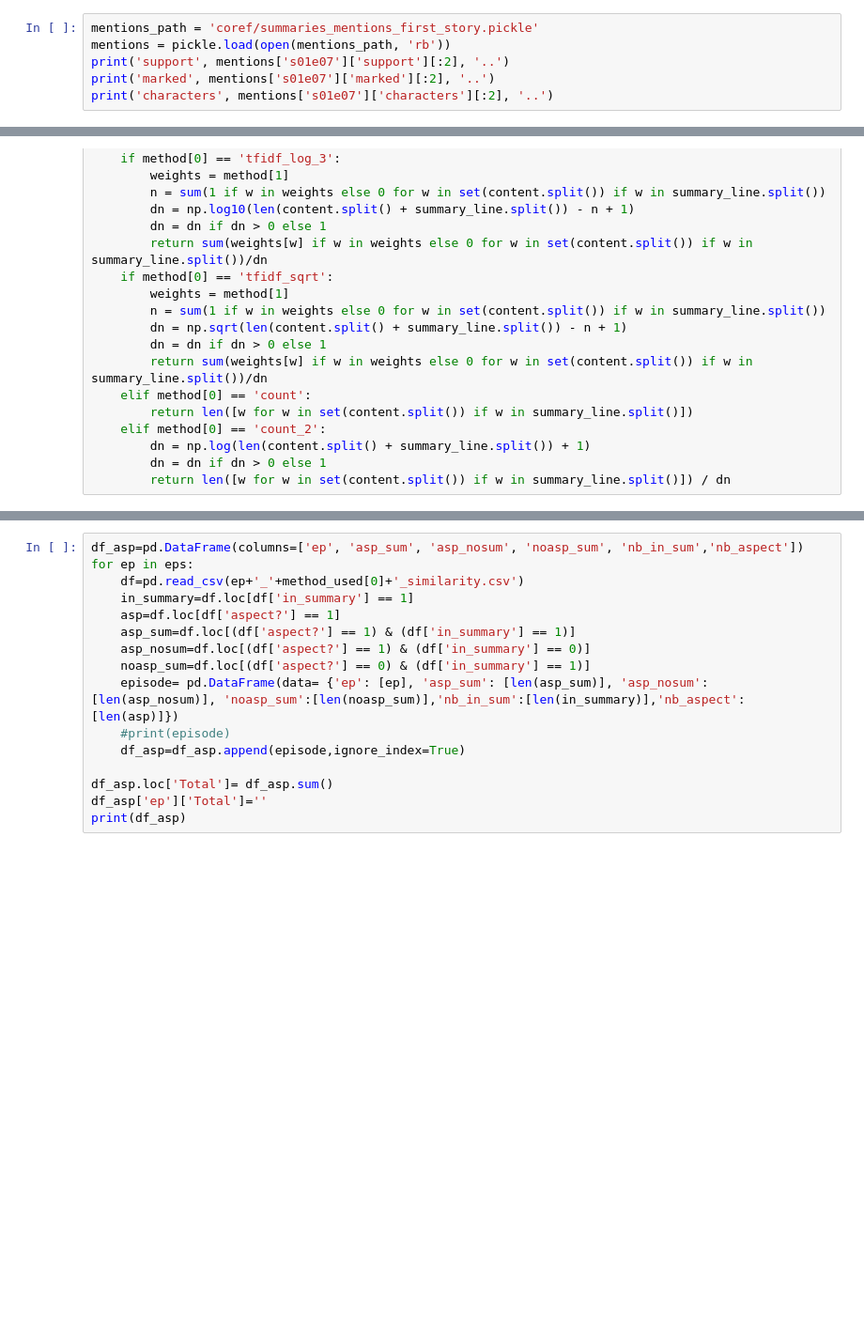
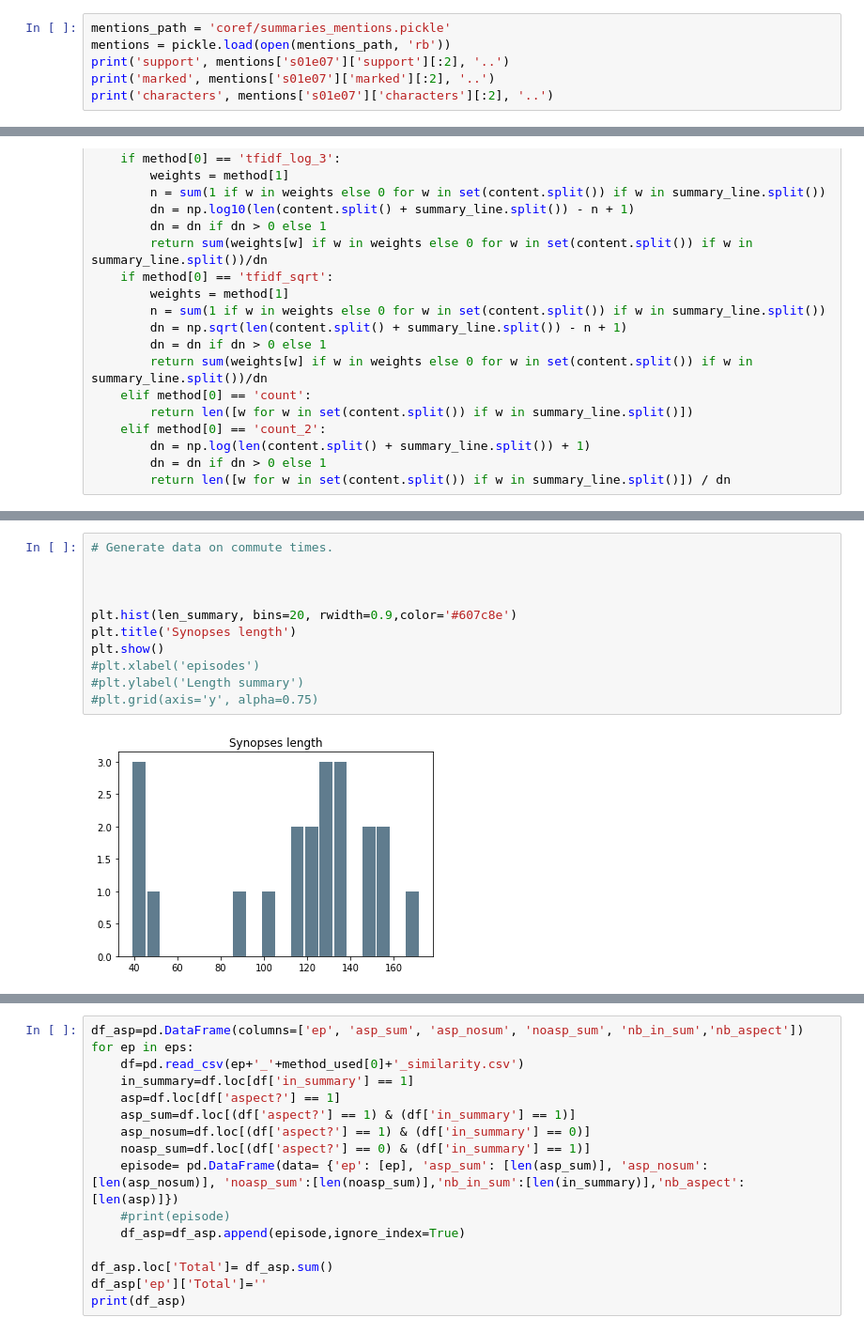
Before and after one commit to alisonreboud/screenplay_summarization, a Jupyter notebook: submission_generation.ipynb, the cells around one changed output, grey strips where cells are left out. Shown at 94% size. Drawn from its saved outputs; the diff is of its cells as text; blank space fills up the shorter version.

```diff
--- a/submission_generation.ipynb
+++ b/submission_generation.ipynb
@@ -28,7 +35,7 @@ from sklearn.feature_extraction.text import TfidfVectorizer, TfidfTransformer
 
 strptime = datetime.datetime.strptime
 # %%
-mentions_path = 'coref/summaries_mentions_first_story.pickle'
+mentions_path = 'coref/summaries_mentions.pickle'
 mentions = pickle.load(open(mentions_path, 'rb'))
 print('support', mentions['s01e07']['support'][:2], '..')
 print('marked', mentions['s01e07']['marked'][:2], '..')
@@ -198,0 +243,13 @@ s02e04
+# %%
+# Generate data on commute times.
+
+
+
+plt.hist(len_summary, bins=20, rwidth=0.9,color='#607c8e')
+plt.title('Synopses length')
+plt.show()
+#plt.xlabel('episodes')
+#plt.ylabel('Length summary')
+#plt.grid(axis='y', alpha=0.75)
+# %% [output]
+[figure, added]
```
Also changed, not shown: parts of 10 cells of this notebook, 1 other file.
